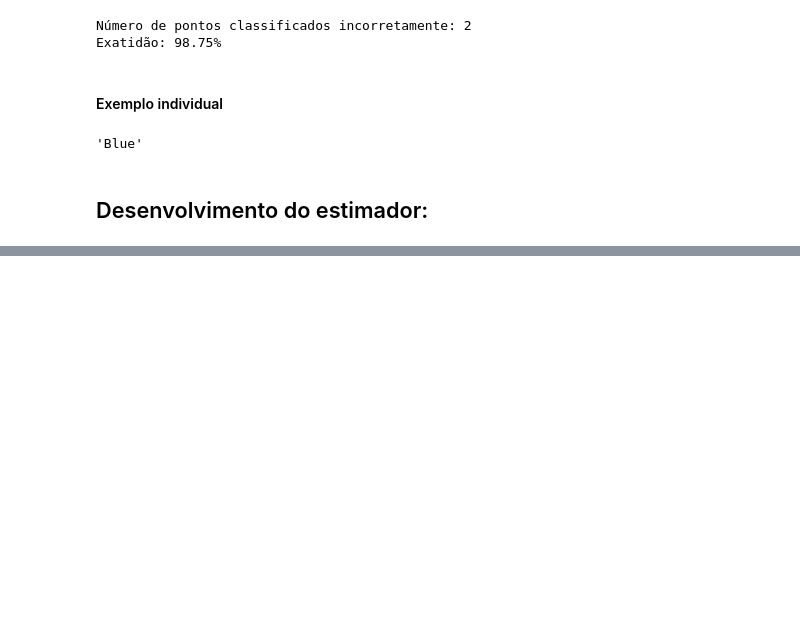
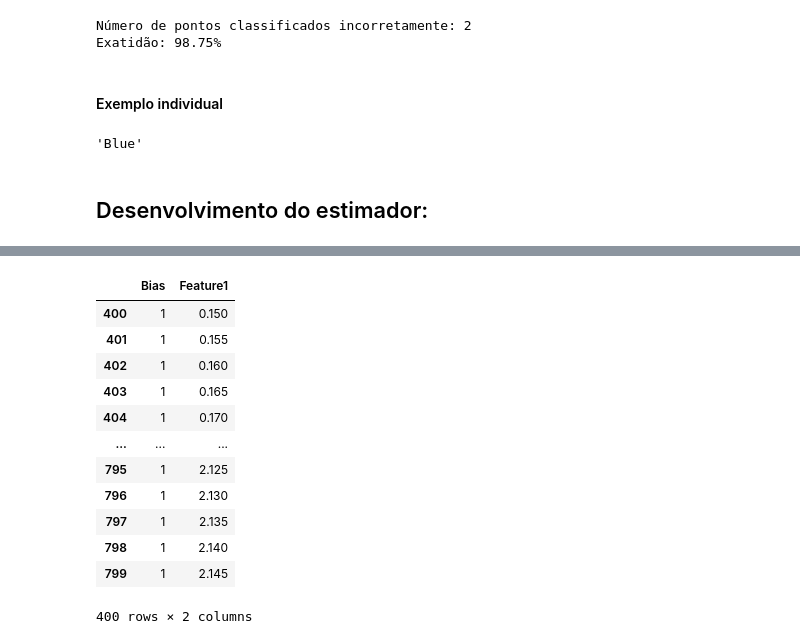
Before and after one commit to c-sant/ai-ec9, a Jupyter notebook: Carlos_Santos_N1_B1_S1_2024.ipynb, the cells around one changed output, grey strips where cells are left out. Saved outputs shown, nothing was run; the diff lists cells and outputs as text; code cells hidden in the pictures; blank space fills up the shorter version.

```diff
--- a/Carlos_Santos_N1_B1_S1_2024.ipynb
+++ b/Carlos_Santos_N1_B1_S1_2024.ipynb
@@ -428,0 +448,17 @@ predict_class(perceptron, classifier_example)
+# %%
+red_features = df_red[["Bias", "Feature1"]]
+blue_features = df_blue[["Bias", "Feature1"]]
+# %% [output]
+|  | Bias | Feature1 |
+| 400 | 1 | 0.150 |
+| 401 | 1 | 0.155 |
+| 402 | 1 | 0.160 |
+| 403 | 1 | 0.165 |
+| 404 | 1 | 0.170 |
+| ... | ... | ... |
+| 795 | 1 | 2.125 |
+| 796 | 1 | 2.130 |
+| 797 | 1 | 2.135 |
+| 798 | 1 | 2.140 |
+| 799 | 1 | 2.145 |
+400 rows × 2 columns
```
Also changed, not shown: parts of 5 cells of this notebook.
